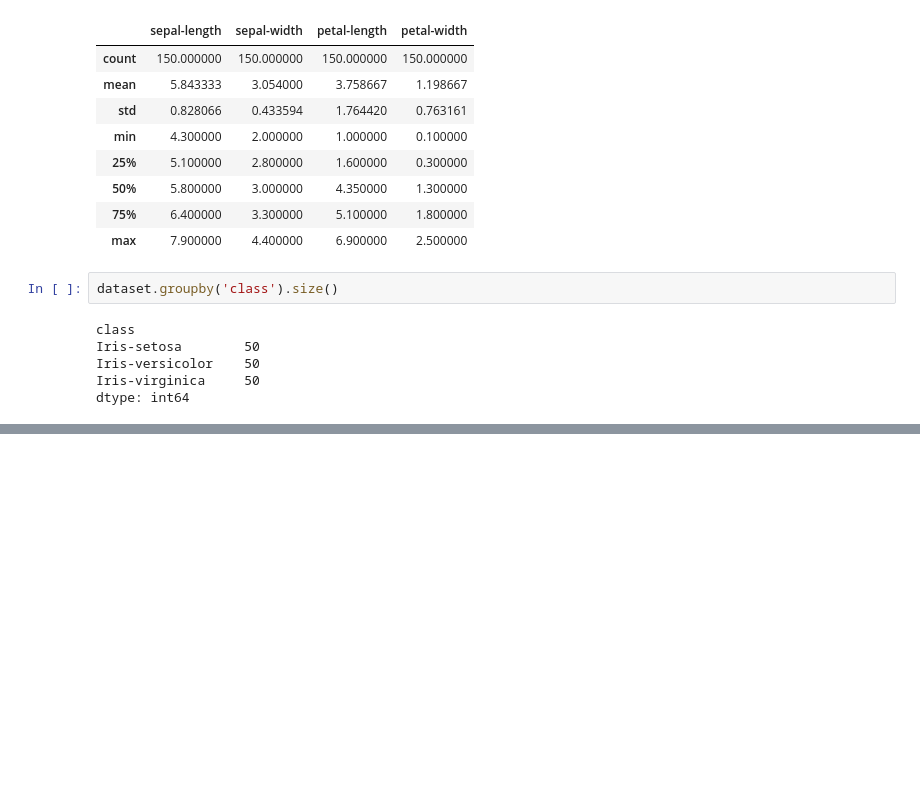
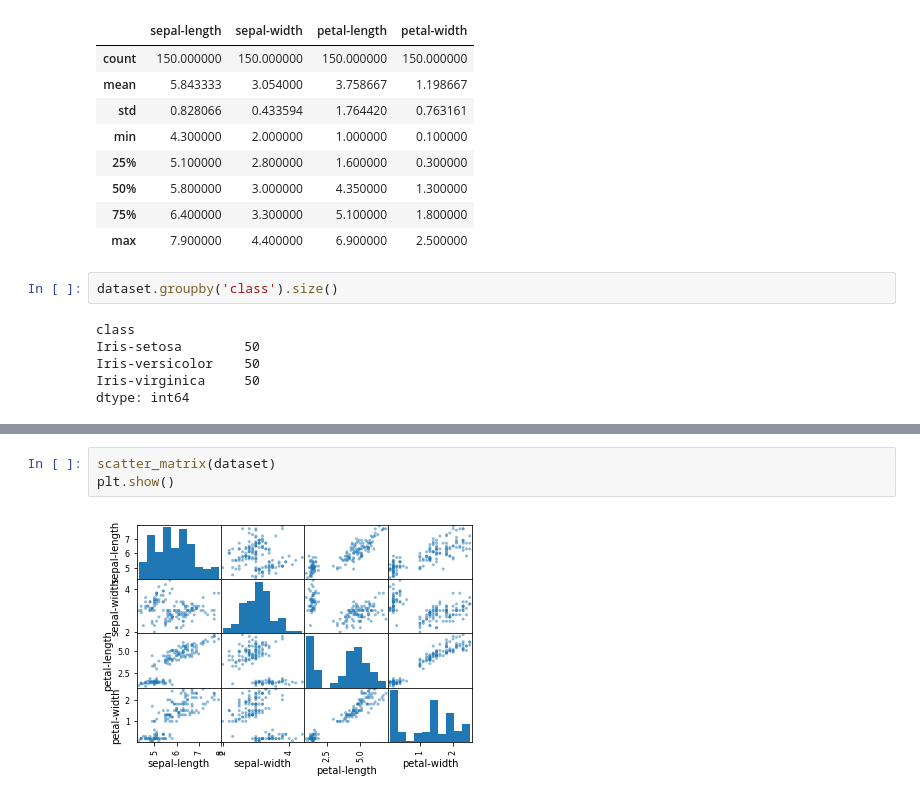
Before and after one commit to nknavkal/ML, a Jupyter notebook: HelloWorld.ipynb, the cells around one changed output, grey strips where cells are left out. Cells and saved outputs as stored; diff of their text form; blank space fills up the shorter version.

```diff
--- a/HelloWorld.ipynb
+++ b/HelloWorld.ipynb
@@ -97,0 +105,5 @@ dataset.plot(kind='box', )
+# %%
+scatter_matrix(dataset)
+plt.show()
+# %% [output]
+[figure, added]
```
Also changed, not shown: parts of 7 cells of this notebook.
